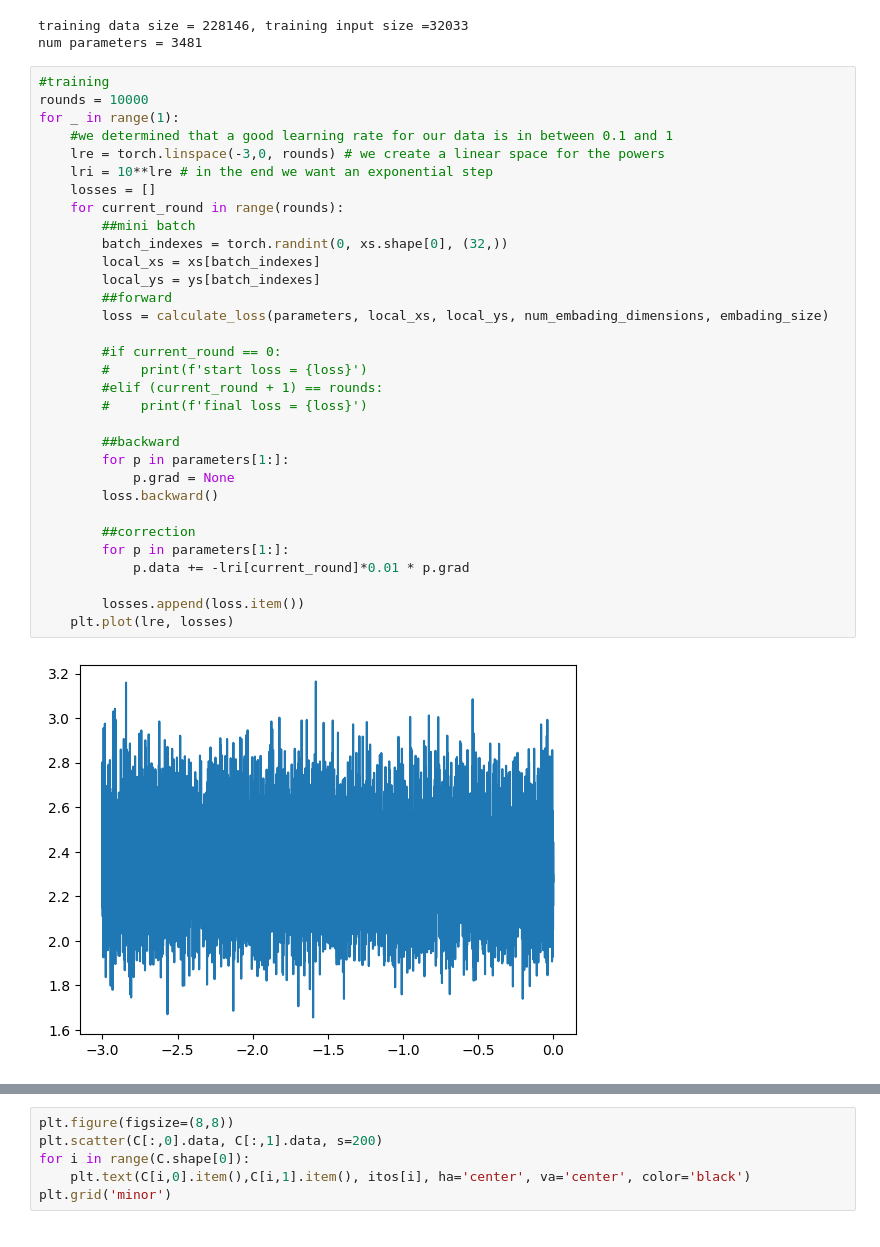
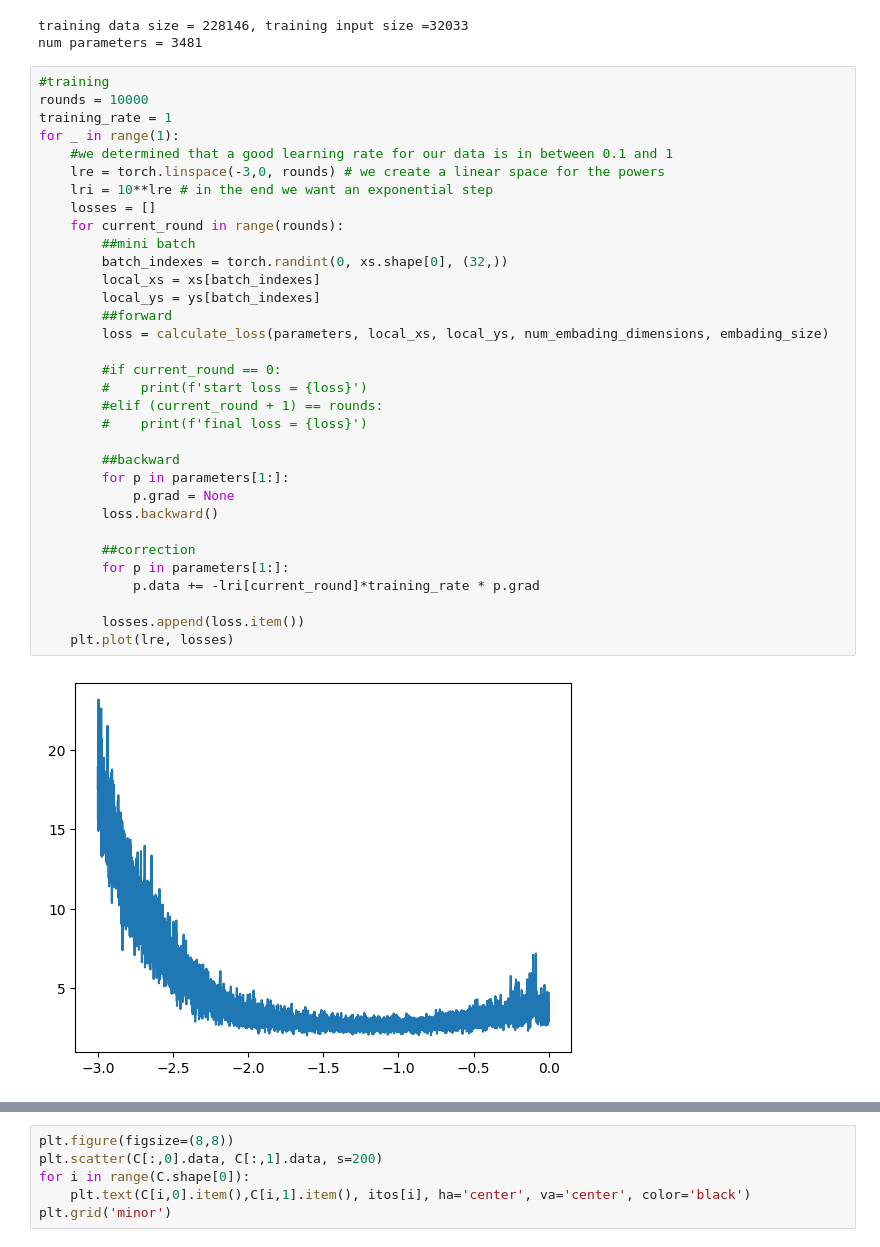
Before and after one commit to popescualexandrucristian/andrej_karpathy_ai_trainining_2024, a Jupyter notebook: building_makemore/the_spelled-out_intro_to_language_modeling_building_makemore_03.ipynb, the cells around one changed output, grey strips where cells are left out. Cells and saved outputs as stored; diff of their text form.

Commit message:
reseted the model and recalculated just the model cell and the training cell to have a more readable hokey stick in the learing rate vs loss graph

```diff
--- a/building_makemore/the_spelled-out_intro_to_language_modeling_building_makemore_03.ipynb
+++ b/building_makemore/the_spelled-out_intro_to_language_modeling_building_makemore_03.ipynb
@@ -193,37 +193,38 @@ num parameters = 3481
 # %%
 #training
 rounds = 10000
+training_rate = 1
 for _ in range(1):
     #we determined that a good learning rate for our data is in between 0.1 and 1
     lre = torch.linspace(-3,0, rounds) # we create a linear space for the powers
     lri = 10**lre # in the end we want an exponential step
     losses = []
     for current_round in range(rounds):
         ##mini batch
         batch_indexes = torch.randint(0, xs.shape[0], (32,))
         local_xs = xs[batch_indexes]
         local_ys = ys[batch_indexes]
         ##forward
         loss = calculate_loss(parameters, local_xs, local_ys, num_embading_dimensions, embading_size)
 
         #if current_round == 0:
         #    print(f'start loss = {loss}')
         #elif (current_round + 1) == rounds:
         #    print(f'final loss = {loss}')
 
         ##backward
         for p in parameters[1:]:
             p.grad = None
         loss.backward()
 
         ##correction
         for p in parameters[1:]:
-            p.data += -lri[current_round]*0.01 * p.grad
+            p.data += -lri[current_round]*training_rate * p.grad
 
         losses.append(loss.item())
     plt.plot(lre, losses)
 # %% [output]
-[figure, old version]
+[figure, new version]
 # %%
 #use
 loss = calculate_loss(parameters, xs, ys, num_embading_dimensions, embading_size)
```
Also changed, not shown: parts of 1 cell of this notebook.
